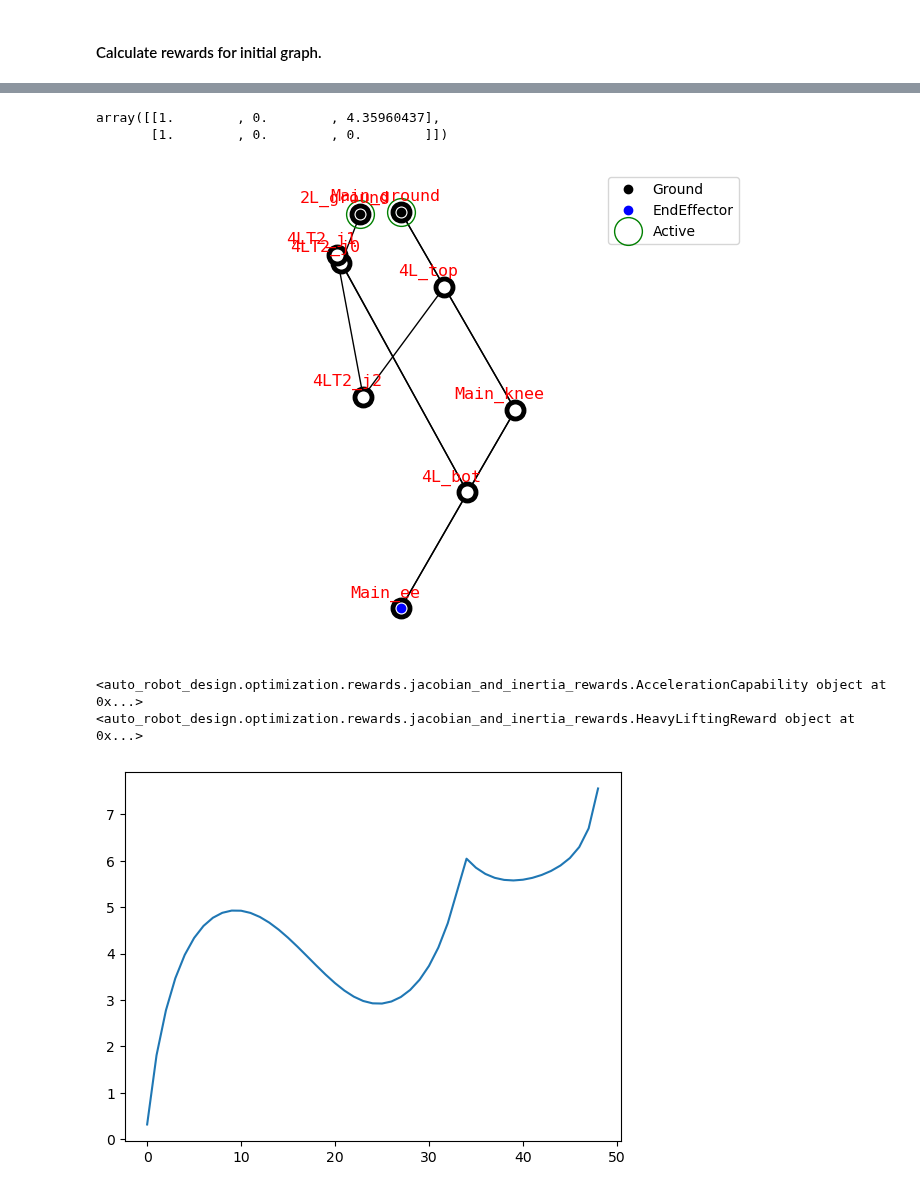
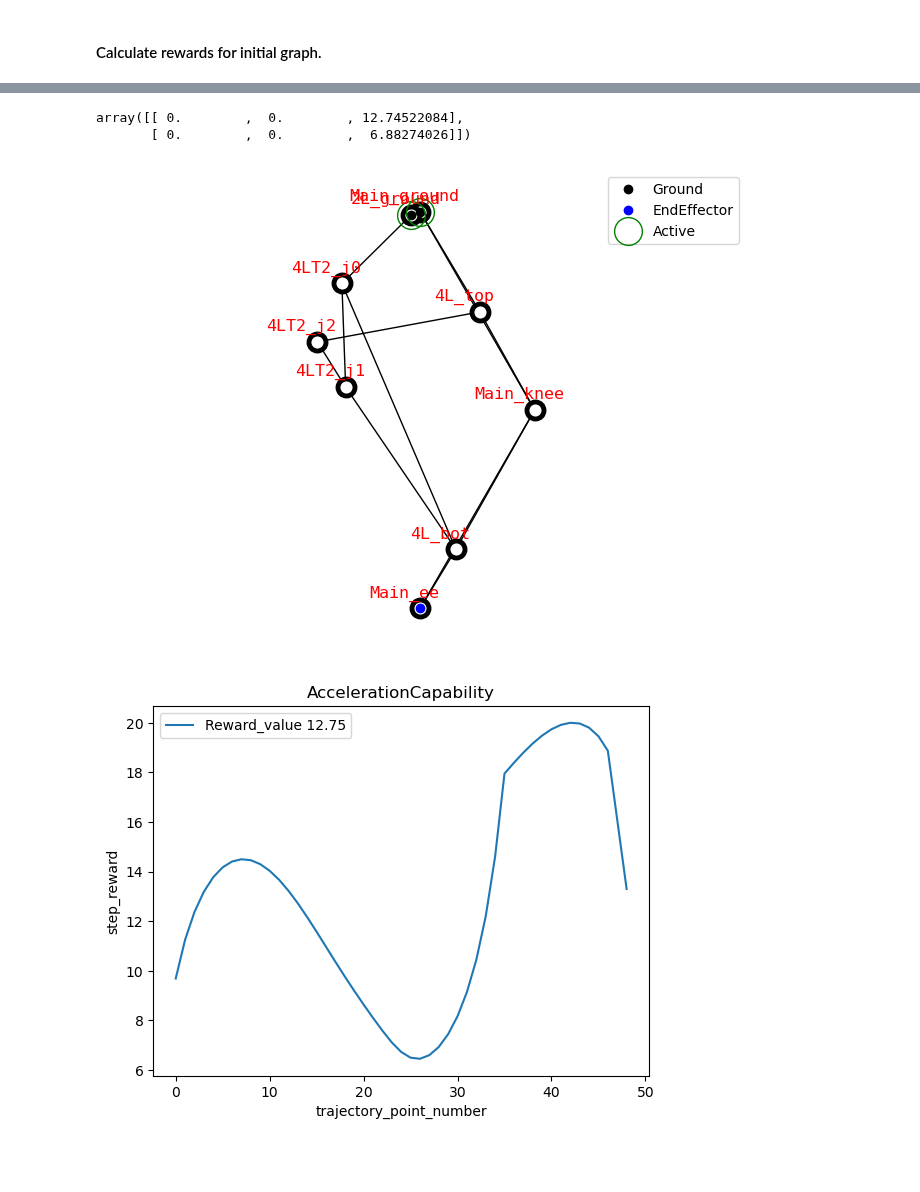
Before and after one commit to LicAiBeerLab/auto-robotics-design, a Jupyter notebook: apps/optimize/single_topology_optimization.ipynb, the cells around one changed output, grey strips where cells are left out. Cells and saved outputs as stored; diff of their text form; code cells hidden in the pictures; blank space fills up the shorter version.

Commit message:
fix plots

```diff
--- a/apps/optimize/single_topology_optimization.ipynb
+++ b/apps/optimize/single_topology_optimization.ipynb
@@ -73,18 +73,19 @@ dict_point_criteria = {
 crag = CriteriaAggregator(dict_point_criteria, dict_trajectory_criteria)
 
 # set the rewards and weights for the optimization task
-rewards_step = [(PositioningReward(pos_error_key="POS_ERR"), 1), (AccelerationCapability(manipulability_key='Manip_Jacobian',
-            trajectory_key="traj_6d", error_key="error", actuated_mass_key="Actuated_Mass"), 1)]
+acceleration_capability = AccelerationCapability(manipulability_key='Manip_Jacobian',
+            trajectory_key="traj_6d", error_key="error", actuated_mass_key="Actuated_Mass")
+rewards_step = [(PositioningReward(pos_error_key="POS_ERR"), 1), (acceleration_capability, 1)]
 
 step_trajectories = [ground_symmetric_step,left_shift_step,right_shift_step]
-step_trajectories = [ground_symmetric_step, left_shift_step]
+step_trajectories = [ground_symmetric_step]
 
+heavy_lifting = HeavyLiftingReward(manipulability_key='Manip_Jacobian', trajectory_key="traj_6d", error_key="error", mass_key="MASS")
 rewards_vertical = [(PositioningReward(pos_error_key="POS_ERR"), 1),
-           (HeavyLiftingReward(manipulability_key='Manip_Jacobian',
-            trajectory_key="traj_6d", error_key="error", mass_key="MASS"), 1)]
+           (heavy_lifting, 1)]
 
 vertical_trajectories = [central_vertical, left_vertical, right_vertical]
-vertical_trajectories = [central_vertical, left_vertical]
+vertical_trajectories = [central_vertical]
 
 rewards_and_trajectories = [(rewards_step, step_trajectories),(rewards_vertical, vertical_trajectories)]
 
@@ -145,7 +146,7 @@ runner = StarmapParallelization(pool.starmap)
 optimizing_joints = get_optimizing_joints(graph, constrain_dict)
 # %%
 population_size = 32
-n_generations = 60
+n_generations = 10
 
 # create the problem for the current optimization
 problem = CalculateCriteriaProblemByWeigths(graph,builder=builder,
@@ -220,28 +217,29 @@ The minimum result in optimization task: [-4.35960437]
 best_reward_decomposition = optimizer.history["Fs"][best_id]
 best_reward_decomposition
 # %% [output]
-array([[1.        , 0.        , 4.35960437],
-       [1.        , 0.        , 0.        ]])
+array([[ 0.        ,  0.        , 12.74522084],
+       [ 0.        ,  0.        ,  6.88274026]])
 # %%
 problem.mutate_JP_by_xopt(best_x)
 draw_joint_point(problem.graph)
 # %% [output]
-[figure, old version]
+[figure, new version]
 # %%
 fixed_robot, free_robot = jps_graph2pinocchio_robot(problem.graph, builder=builder)
-for i, reward_decomposition in enumerate(best_reward_decomposition):
-    trajectory_id = int(reward_decomposition[0])
-    trajectory = rewards_and_trajectories[i][1][trajectory_id]
 
+reward_decomposition = best_reward_decomposition[0]
+trajectory_id = int(reward_decomposition[0])
+trajectory = rewards_and_trajectories[0][1][trajectory_id]
 
-    point_criteria_vector, trajectory_criteria, res_dict_fixed = crag.get_criteria_data(fixed_robot, free_robot, trajectory)
-    reward = rewards_and_trajectories[i][0][1][0]
+point_criteria_vector, trajectory_criteria, res_dict_fixed = crag.get_criteria_data(fixed_robot, free_robot, trajectory)
 
-    print(reward)
-    reward_vector = np.array(reward.calculate(point_criteria_vector, trajectory_criteria, res_dict_fixed, Actuator = actuator)[1])
-    plt.plot(reward_vector)
-    reward_vector
+reward, reward_list = acceleration_capability.calculate(point_criteria_vector, trajectory_criteria, res_dict_fixed, Actuator = actuator)
+reward_vector = np.array(reward_list)
+plt.plot(reward_vector)
+plt.xlabel('trajectory_point_number')
+plt.ylabel('step_reward')
+plt.title('AccelerationCapability')
+plt.legend([f'Reward_value {round(reward,2)}'])
+plt.show()
 # %% [output]
-<auto_robot_design.optimization.rewards.jacobian_and_inertia_rewards.AccelerationCapability object at 0x...>
-<auto_robot_design.optimization.rewards.jacobian_and_inertia_rewards.HeavyLiftingReward object at 0x...>
-[figure, old version]
+[figure, new version]
```
Also changed, not shown: parts of 8 cells of this notebook, 4 other files.
